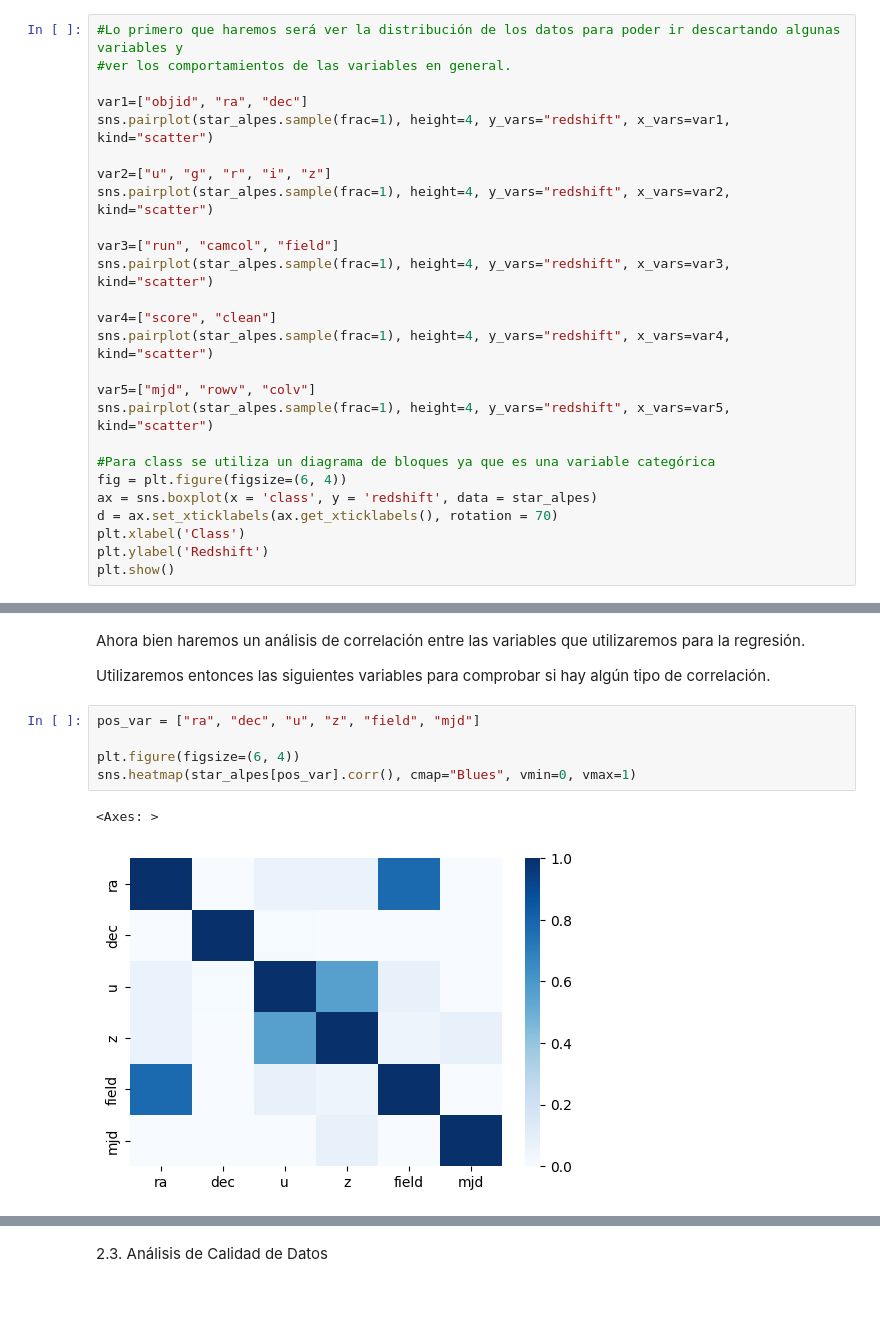
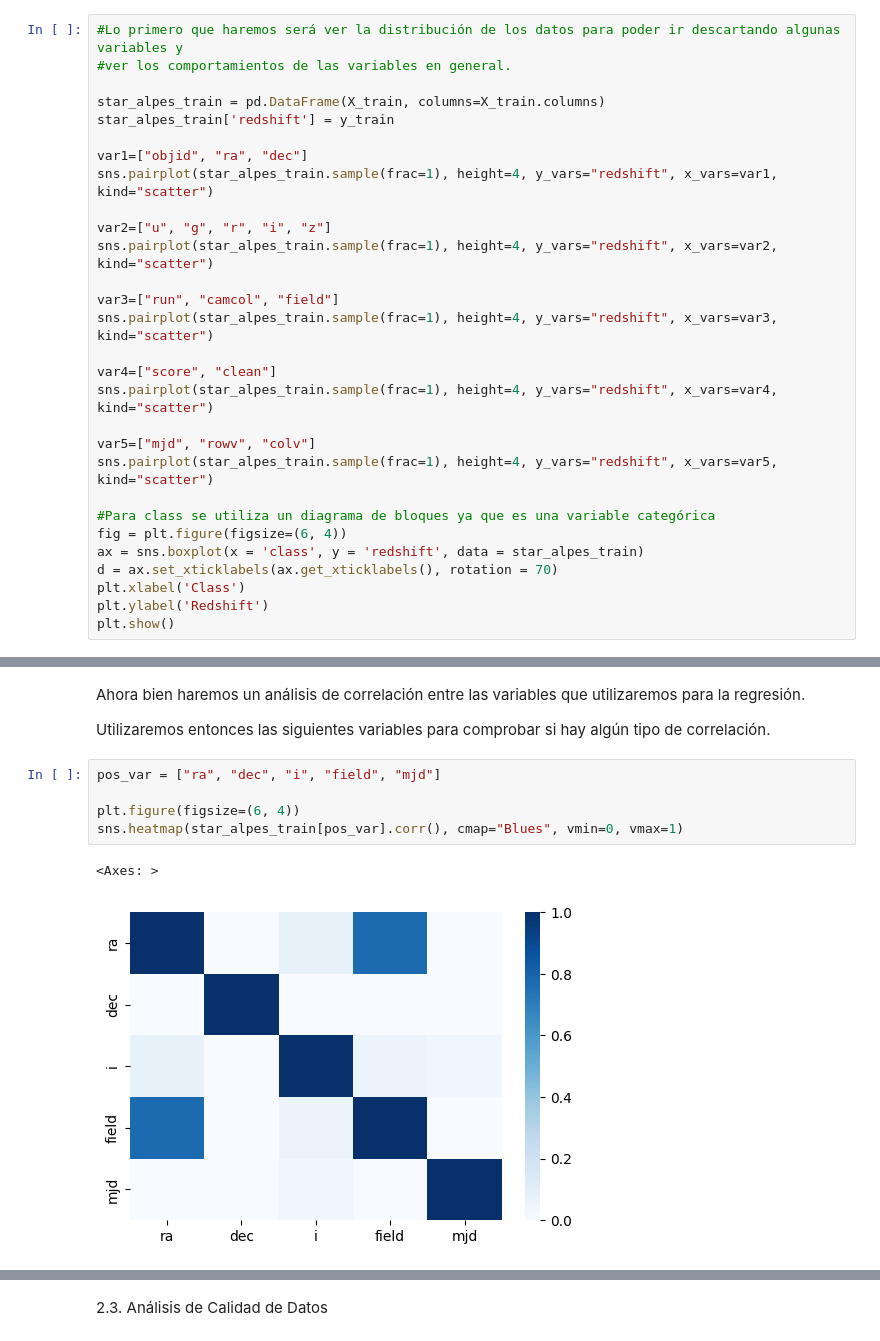
Before and after one commit to G17-BI-2025-1/Lab_1, a Jupyter notebook: lab1_BI.ipynb, the cells around one changed output, grey strips where cells are left out. Drawn from its saved outputs; the diff is of its cells as text; blank space fills up the shorter version.

```diff
--- a/lab1_BI.ipynb
+++ b/lab1_BI.ipynb
@@ -194,24 +191,27 @@ Name: count, dtype: int64
 #Lo primero que haremos será ver la distribución de los datos para poder ir descartando algunas variables y
 #ver los comportamientos de las variables en general.
 
+star_alpes_train = pd.DataFrame(X_train, columns=X_train.columns)
+star_alpes_train['redshift'] = y_train
+
 var1=["objid", "ra", "dec"]
-sns.pairplot(star_alpes.sample(frac=1), height=4, y_vars="redshift", x_vars=var1, kind="scatter")
+sns.pairplot(star_alpes_train.sample(frac=1), height=4, y_vars="redshift", x_vars=var1, kind="scatter")
 
 var2=["u", "g", "r", "i", "z"]
-sns.pairplot(star_alpes.sample(frac=1), height=4, y_vars="redshift", x_vars=var2, kind="scatter")
+sns.pairplot(star_alpes_train.sample(frac=1), height=4, y_vars="redshift", x_vars=var2, kind="scatter")
 
 var3=["run", "camcol", "field"]
-sns.pairplot(star_alpes.sample(frac=1), height=4, y_vars="redshift", x_vars=var3, kind="scatter")
+sns.pairplot(star_alpes_train.sample(frac=1), height=4, y_vars="redshift", x_vars=var3, kind="scatter")
 
 var4=["score", "clean"]
-sns.pairplot(star_alpes.sample(frac=1), height=4, y_vars="redshift", x_vars=var4, kind="scatter")
+sns.pairplot(star_alpes_train.sample(frac=1), height=4, y_vars="redshift", x_vars=var4, kind="scatter")
 
 var5=["mjd", "rowv", "colv"]
-sns.pairplot(star_alpes.sample(frac=1), height=4, y_vars="redshift", x_vars=var5, kind="scatter")
+sns.pairplot(star_alpes_train.sample(frac=1), height=4, y_vars="redshift", x_vars=var5, kind="scatter")
 
 #Para class se utiliza un diagrama de bloques ya que es una variable categórica
 fig = plt.figure(figsize=(6, 4))
-ax = sns.boxplot(x = 'class', y = 'redshift', data = star_alpes)
+ax = sns.boxplot(x = 'class', y = 'redshift', data = star_alpes_train)
 d = ax.set_xticklabels(ax.get_xticklabels(), rotation = 70)
 plt.xlabel('Class')
 plt.ylabel('Redshift')
@@ -249,11 +246,11 @@ Ahora bien haremos un análisis de correlación entre las variables que utilizar
 
 Utilizaremos entonces las siguientes variables para comprobar si hay algún tipo de correlación.
 # %%
-pos_var = ["ra", "dec", "u", "z", "field", "mjd"]
+pos_var = ["ra", "dec", "i", "field", "mjd"]
 
 plt.figure(figsize=(6, 4))
-sns.heatmap(star_alpes[pos_var].corr(), cmap="Blues", vmin=0, vmax=1)
+sns.heatmap(star_alpes_train[pos_var].corr(), cmap="Blues", vmin=0, vmax=1)
 # %% [output]
 <Axes: >
-[figure, old version]
+[figure, new version]
 # %% [markdown]
```
Also changed, not shown: parts of 41 cells of this notebook.
